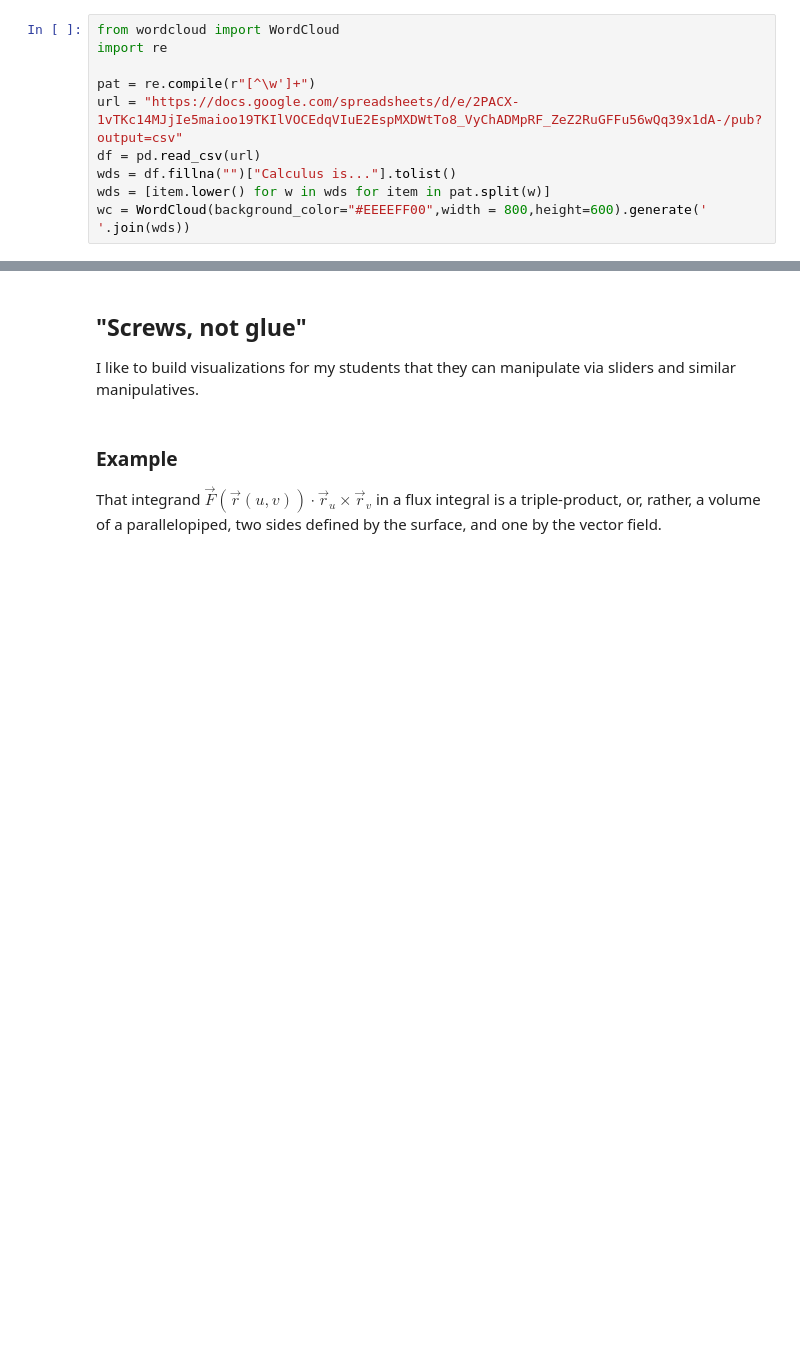
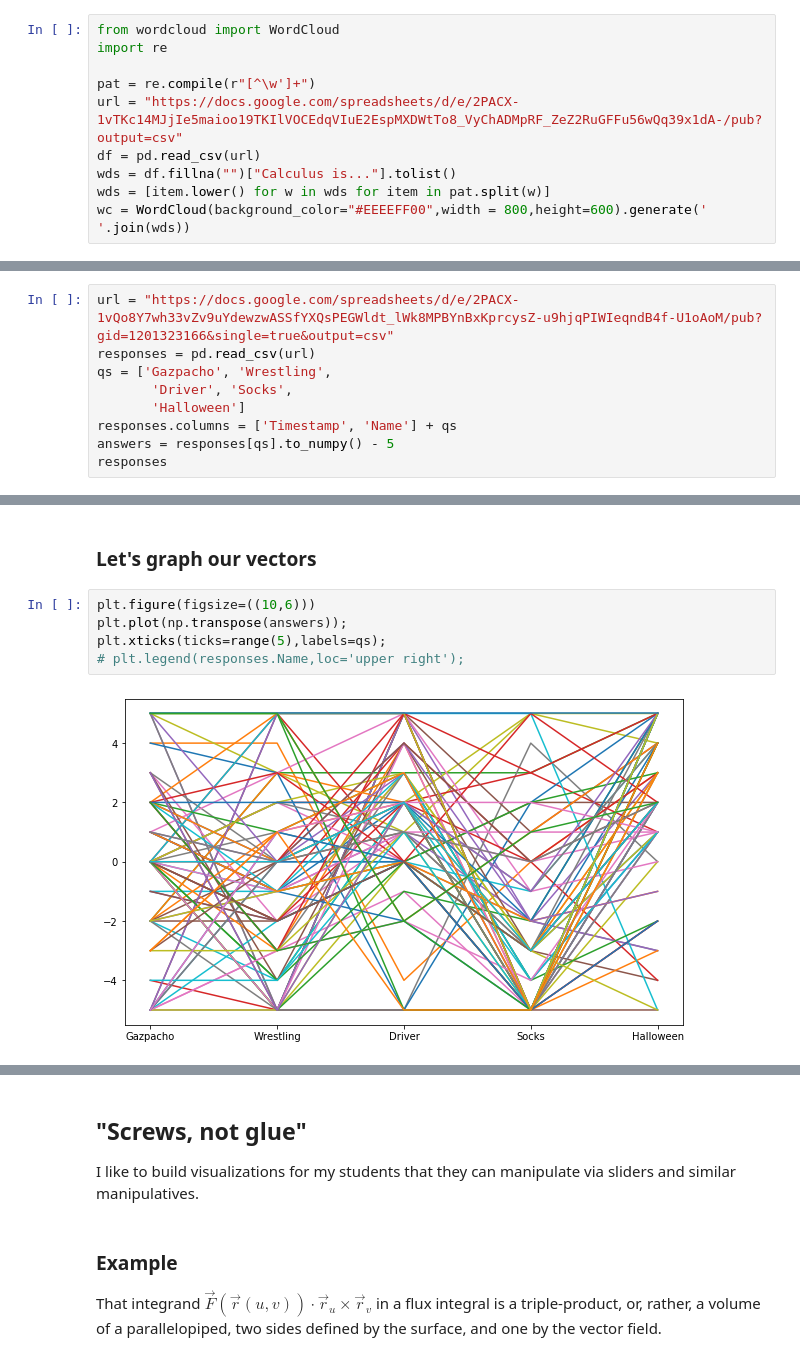
Before and after one commit to drewyoungren/ipynb-demo, a Jupyter notebook: demo.ipynb, the cells around one changed output, grey strips where cells are left out. Saved outputs shown, nothing was run; the diff lists cells and outputs as text; blank space fills up the shorter version.

```diff
--- a/demo.ipynb
+++ b/demo.ipynb
@@ -109,0 +170,9 @@ plt.axis("off");
+# %%
+url = "https://docs.google.com/spreadsheets/d/e/2PACX-1vQo8Y7wh33vZv9uYdewzwASSfYXQsPEGWldt_lWk8MPBYnBxKprcysZ-u9hjqPIWIeqndB4f-U1oAoM/pub?gid=1201323166&single=true&output=csv"
+responses = pd.read_csv(url)
+qs = ['Gazpacho', 'Wrestling',
+       'Driver', 'Socks',
+       'Halloween']
+responses.columns = ['Timestamp', 'Name'] + qs
+answers = responses[qs].to_numpy() - 5
+responses
@@ -109,0 +193,9 @@ plt.axis("off");
+# %% [markdown]
+### Let's graph our vectors
+# %%
+plt.figure(figsize=((10,6)))
+plt.plot(np.transpose(answers));
+plt.xticks(ticks=range(5),labels=qs);
+# plt.legend(responses.Name,loc='upper right');
+# %% [output]
+[figure, added]
```
Also changed, not shown: parts of 26 cells of this notebook, 2 other files.
